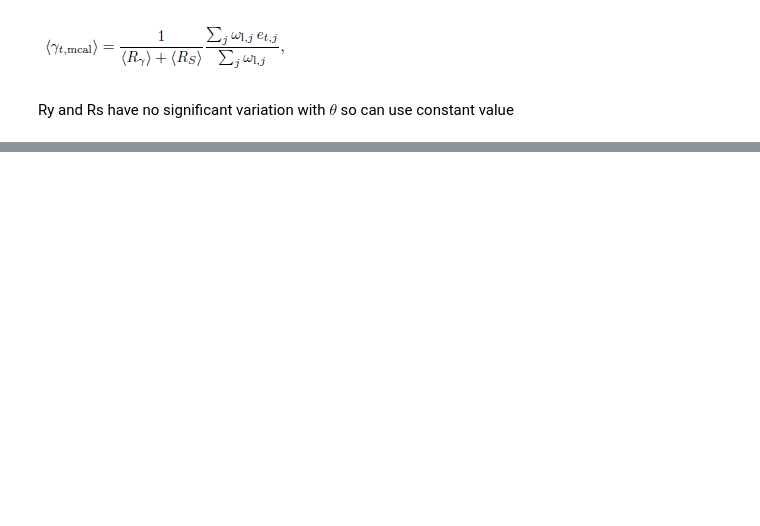
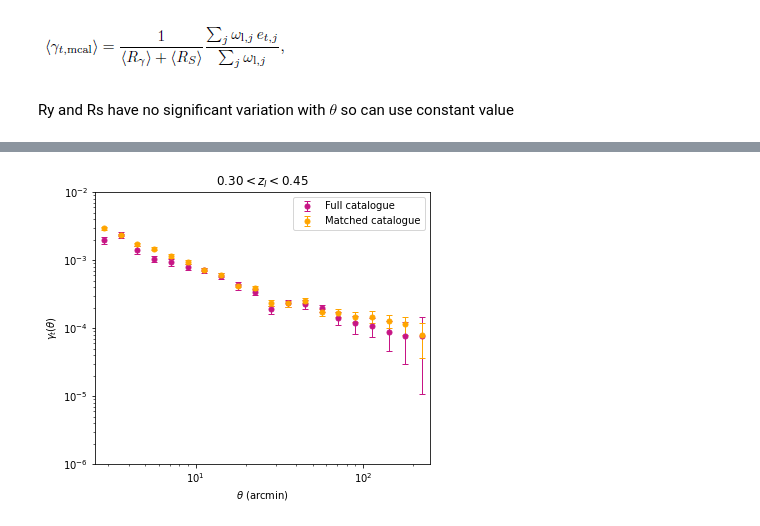
Before and after one commit to CMacM/IA-multiple-shear-estimates, a Jupyter notebook: DES-GG-mcal.ipynb, the cells around one changed output, grey strips where cells are left out. Cells and saved outputs as stored; diff of their text form; code cells hidden in the pictures; blank space fills up the shorter version.

```diff
--- a/DES-GG-mcal.ipynb
+++ b/DES-GG-mcal.ipynb
@@ -216,0 +388,15 @@ array([5.77688439e-04, 5.41921018e-04, 4.75598883e-04, 3.49924947e-04,
+# %%
+plt.figure(figsize=[6,5])
+plt.errorbar(theta[:,1], Gammat[:,1], yerr=sig[:,1], lw=0, marker='o', color='mediumvioletred', markersize=5, elinewidth=1, capsize=3)
+plt.errorbar(theta[:,0], Gammat[:,0], yerr=sig[:,0], lw=0, marker='o', color='orange', markersize=5, elinewidth=1, capsize=3)
+plt.yscale('log')
+plt.xscale('log')
+plt.ylim([1e-6, 1e-2])
+plt.xlim([2.5,250])
+plt.xlabel(r'$\theta$ (arcmin)')
+plt.ylabel(r'$\gamma_{t}(\theta)$')
+plt.legend(['Matched catalogue', 'Full catalogue'])
+plt.title(r'$0.30<z_{l}<0.45$')
+plt.savefig('des-y1-matched-catalogue/mcal_comparison_zs=0.3-0.45_zl=0.9-1.3.png', dpi=300)
+# %% [output]
+[figure, added]
```
Also changed, not shown: parts of 25 cells of this notebook, 3 other files.
